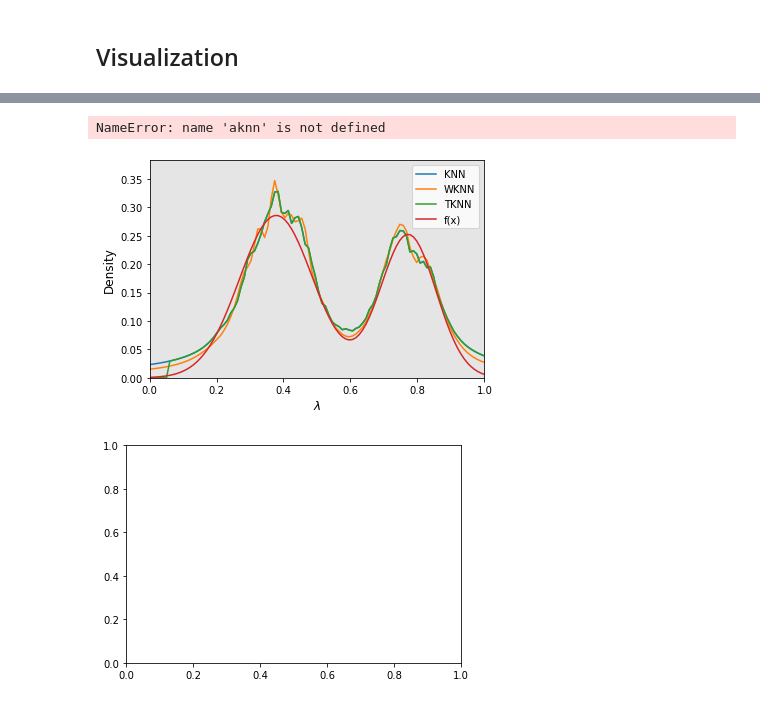
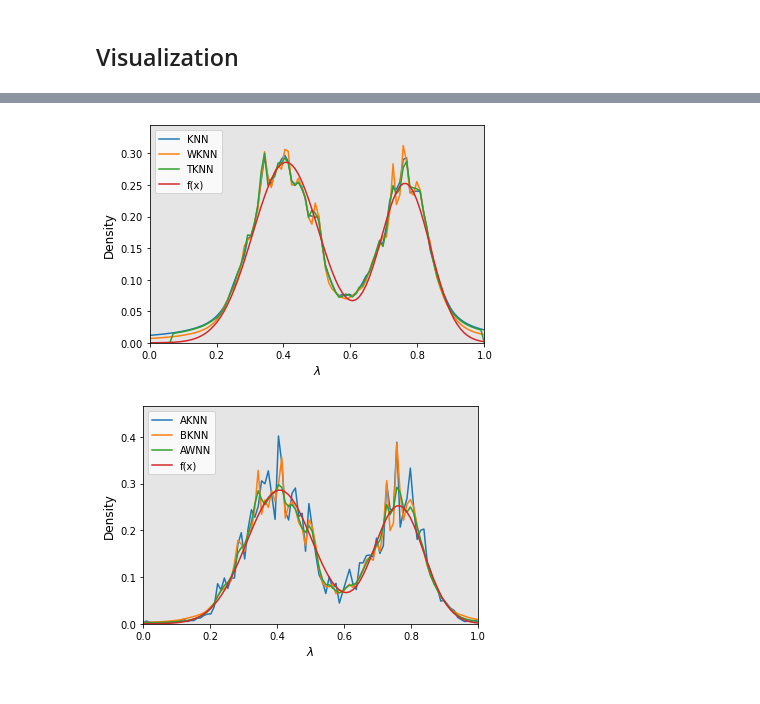
Before and after one commit to Karlmyh/NNDensity, a Jupyter notebook: examples/examples.ipynb, the cells around one changed output, grey strips where cells are left out. Drawn from its saved outputs; the diff is of its cells as text; code cells hidden in the pictures.

```diff
--- a/examples/examples.ipynb
+++ b/examples/examples.ipynb
@@ -261,27 +259,26 @@ fig=model_plot.plot()
 # %%
 ###### plot in the paper
 
 # generate samples
 dim=1
 np.random.seed(666)
 density1 = MultivariateNormalDistribution(mean = np.zeros(dim)+1.5, cov = np.diag(np.ones(dim)*0.4))
 density2 = MultivariateNormalDistribution(mean = np.zeros(dim)-1.5, cov = np.diag(np.ones(dim)*0.7))
 density_seq = [density1, density2]
 prob_seq = [0.4, 0.6]
 densitymix = MixedDistribution(density_seq, prob_seq)
-X_train, pdf_X_train =densitymix.generate(1000)
+X_train, pdf_X_train =densitymix.generate(2000)
 
 
-kargs_seq= [{"k":100},{"k":100},{"k":100} ]
+kargs_seq= [{"k":110},{"k":100},{"k":100} ]
 model_plot=lineplot(X_train,method_seq=["KNN", "WKNN", "TKNN"],true_density_obj=densitymix,kargs_seq=kargs_seq)
 fig=model_plot.plot()
 fig.savefig("../paper/example_1.pdf",bbox_inches="tight",dpi=600)
 
-kargs_seq= [{"C":0.9},{"C":1,"C2":1},{"C":1} ]
+kargs_seq= [{"C":0.5},{"C":1},{"C":0.5} ]
 model_plot=lineplot(X_train,method_seq=["AKNN", "BKNN", "AWNN"],true_density_obj=densitymix,kargs_seq=kargs_seq)
 fig=model_plot.plot()
 fig.savefig("../paper/example_2.pdf",bbox_inches="tight",dpi=600)
 # %% [output]
-NameError: name 'aknn' is not defined
-[figure, old version]
+[figure, new version]
-[figure, old version]
+[figure, new version]
```
Also changed, not shown: parts of 12 cells of this notebook, 5 other files.
